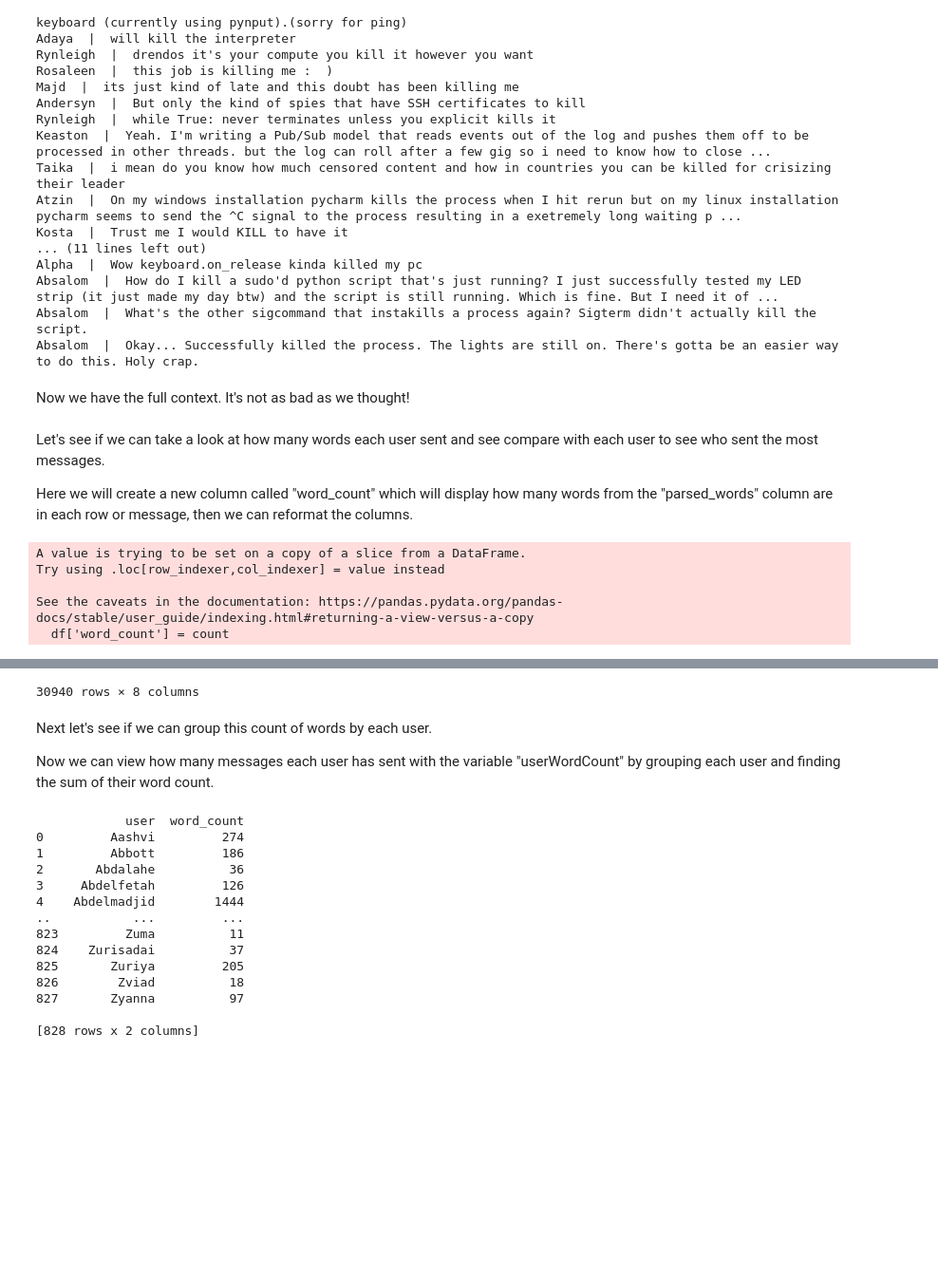
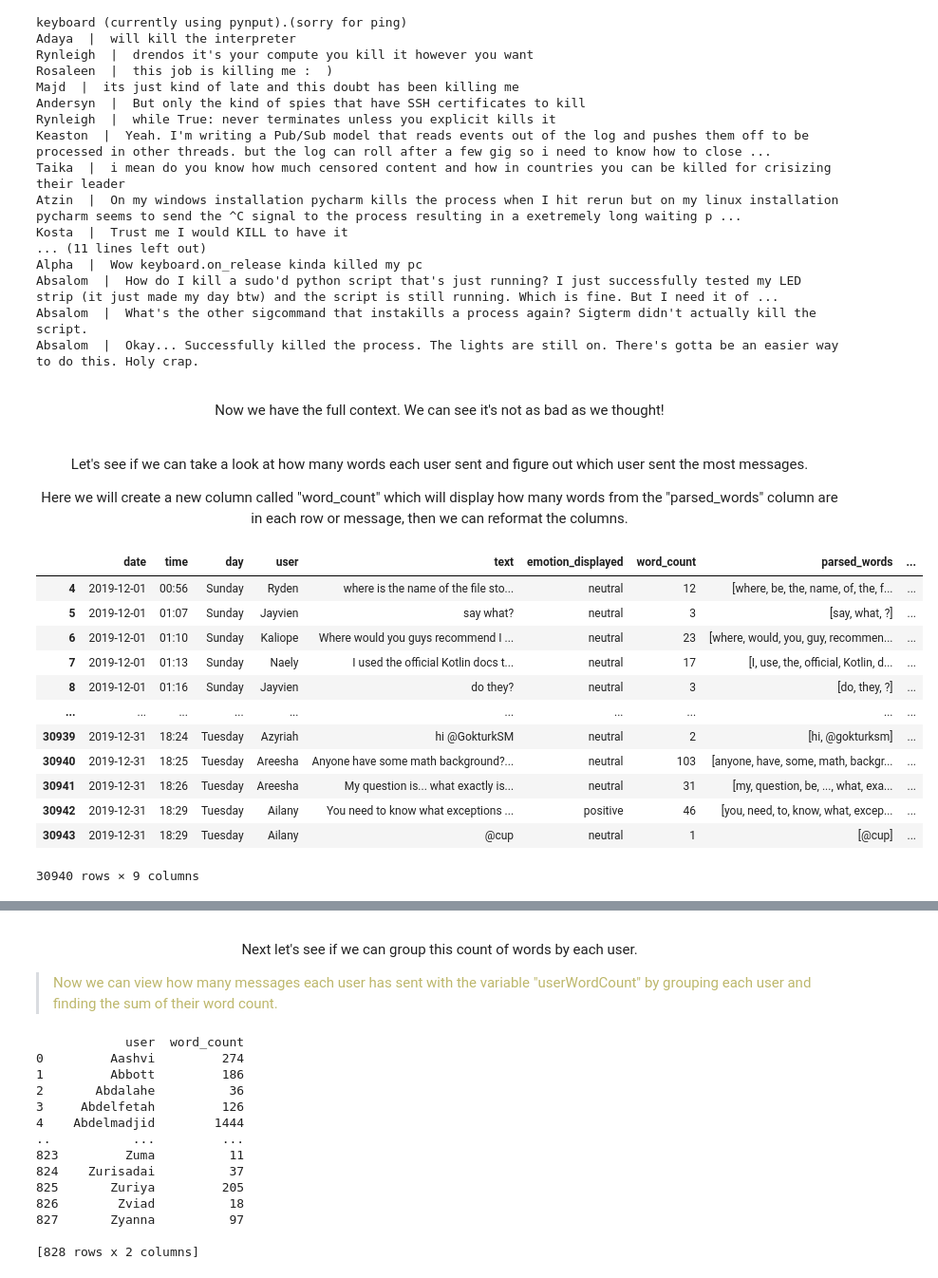
Before and after one commit to vcu-swim-lab/digital-forensics-data-science-tutorials, a Jupyter notebook: Analyzing_Chat_Log_Data_Sets.ipynb, the cells around one changed output, grey strips where cells are left out. Shown at 95% size. Cells and saved outputs as stored; diff of their text form; code cells hidden in the pictures; blank space fills up the shorter version.

```diff
--- a/Analyzing_Chat_Log_Data_Sets.ipynb
+++ b/Analyzing_Chat_Log_Data_Sets.ipynb
@@ -664,23 +708,31 @@ Absalom  |  How do I kill a sudo'd python script that's just running? I just suc
 Absalom  |  What's the other sigcommand that instakills a process again? Sigterm didn't actually kill the script.
 Absalom  |  Okay... Successfully killed the process. The lights are still on. There's gotta be an easier way to do this. Holy crap.
 # %% [markdown]
-Now we have the full context. It's not as bad as we thought!
+<p><center>Now we have the full context. We can see it's not as bad as we thought!</center></p>
 # %% [markdown]
-Let's see if we can take a look at how many words each user sent and see compare with each user to see who sent the most messages.
+<p><center>Let's see if we can take a look at how many words each user sent and figure out which user sent the most messages.</p></center>
 
-Here we will create a new column called "word_count" which will display how many words from the "parsed_words" column are in each row or message, then we can reformat the columns.
+<p><center>Here we will create a new column called "word_count" which will display how many words from the "parsed_words" column are in each row or message, then we can reformat the columns.</center></p>
 # %%
 count = []
 for i in df.index:
   count.append(len(df['parsed_words'][i]))
 
 df['word_count'] = count
-df = df[['date','time', 'day', 'user', 'text', 'word_count', 'parsed_words', 'removed_stops']]
+df = df[['date','time', 'day', 'user', 'text', 'emotion_displayed', 'word_count', 'parsed_words', 'removed_stops']]
 
 df
 # %% [output]
+|  | date | time | day | user | text | emotion_displayed | word_count | parsed_words | ... |
+| 4 | 2019-12-01 | 00:56 | Sunday | Ryden | where is the name of the file sto... | neutral | 12 | [where, be, the, name, of, the, f... | ... |
+| 5 | 2019-12-01 | 01:07 | Sunday | Jayvien | say what? | neutral | 3 | [say, what, ?] | ... |
+| 6 | 2019-12-01 | 01:10 | Sunday | Kaliope | Where would you guys recommend I ... | neutral | 23 | [where, would, you, guy, recommen... | ... |
+| 7 | 2019-12-01 | 01:13 | Sunday | Naely | I used the official Kotlin docs t... | neutral | 17 | [I, use, the, official, Kotlin, d... | ... |
+| 8 | 2019-12-01 | 01:16 | Sunday | Jayvien | do they? | neutral | 3 | [do, they, ?] | ... |
+| ... | ... | ... | ... | ... | ... | ... | ... | ... | ... |
+| 30939 | 2019-12-31 | 18:24 | Tuesday | Azyriah | hi @GokturkSM | neutral | 2 | [hi, @gokturksm] | ... |
+| 30940 | 2019-12-31 | 18:25 | Tuesday | Areesha | Anyone have some math background?... | neutral | 103 | [anyone, have, some, math, backgr... | ... |
+| 30941 | 2019-12-31 | 18:26 | Tuesday | Areesha | My question is... what exactly is... | neutral | 31 | [my, question, be, ..., what, exa... | ... |
+| 30942 | 2019-12-31 | 18:29 | Tuesday | Ailany | You need to know what exceptions ... | positive | 46 | [you, need, to, know, what, excep... | ... |
+| 30943 | 2019-12-31 | 18:29 | Tuesday | Ailany | @cup | neutral | 1 | [@cup] | ... |
-A value is trying to be set on a copy of a slice from a DataFrame.
-Try using .loc[row_indexer,col_indexer] = value instead
-
-See the caveats in the documentation: https://pandas.pydata.org/pandas-docs/stable/user_guide/indexing.html#returning-a-view-versus-a-copy
-  df['word_count'] = count
+30940 rows × 9 columns
@@ -699,8 +739,7 @@ See the caveats in the documentation: https://pandas.pydata.org/pandas-docs/stab
-30940 rows × 8 columns
 # %% [markdown]
-Next let's see if we can group this count of words by each user.
+<p><center>Next let's see if we can group this count of words by each user.</center></p>
 
-Now we can view how many messages each user has sent with the variable "userWordCount" by grouping each user and finding the sum of their word count.
+<blockquote style="color:darkkhaki";>Now we can view how many messages each user has sent with the variable "userWordCount" by grouping each user and finding the sum of their word count.</blockquote>
 # %%
 userWordCount = df.groupby(['user'])['word_count'].sum().reset_index()
 print(userWordCount)
```
Also changed, not shown: parts of 100 cells of this notebook.
